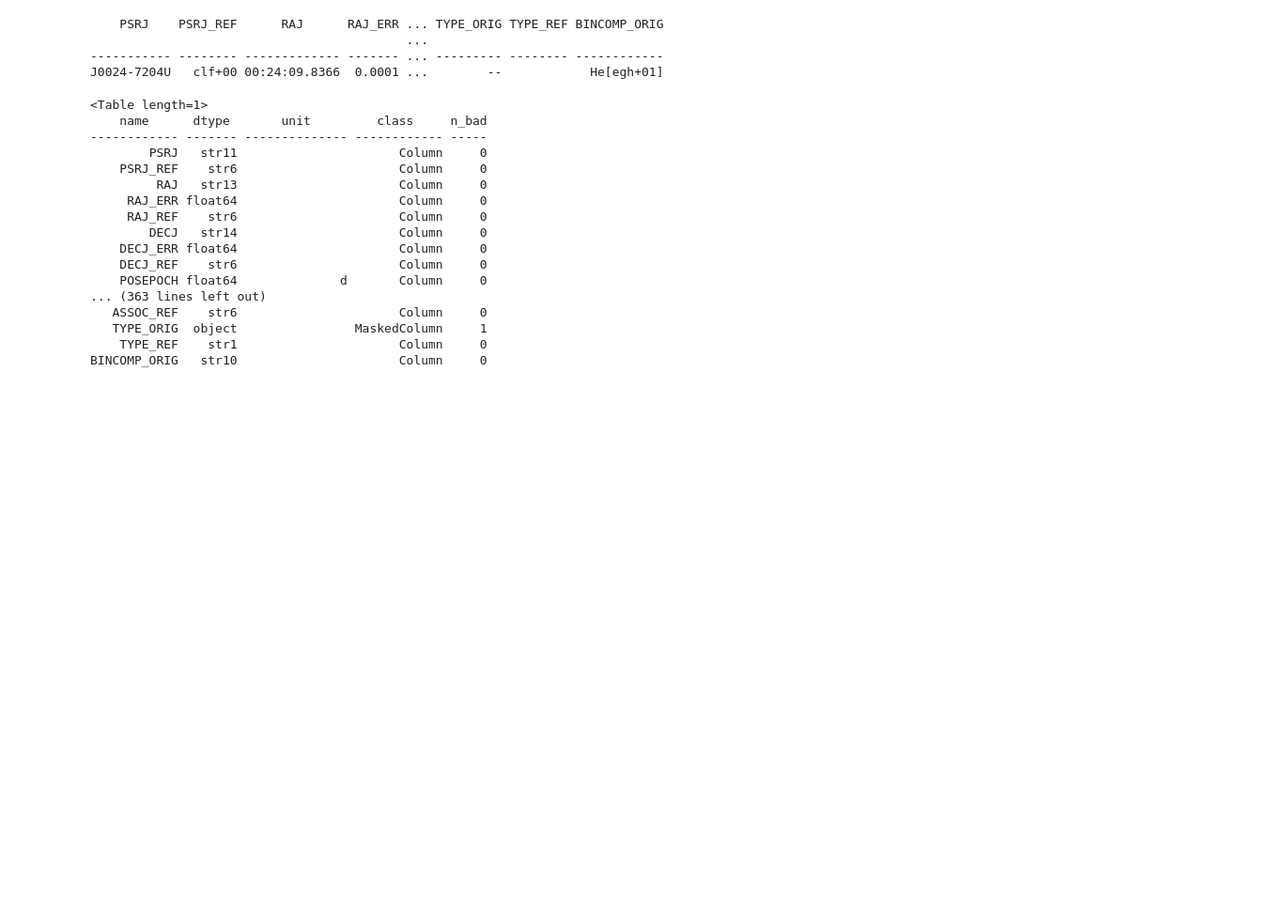
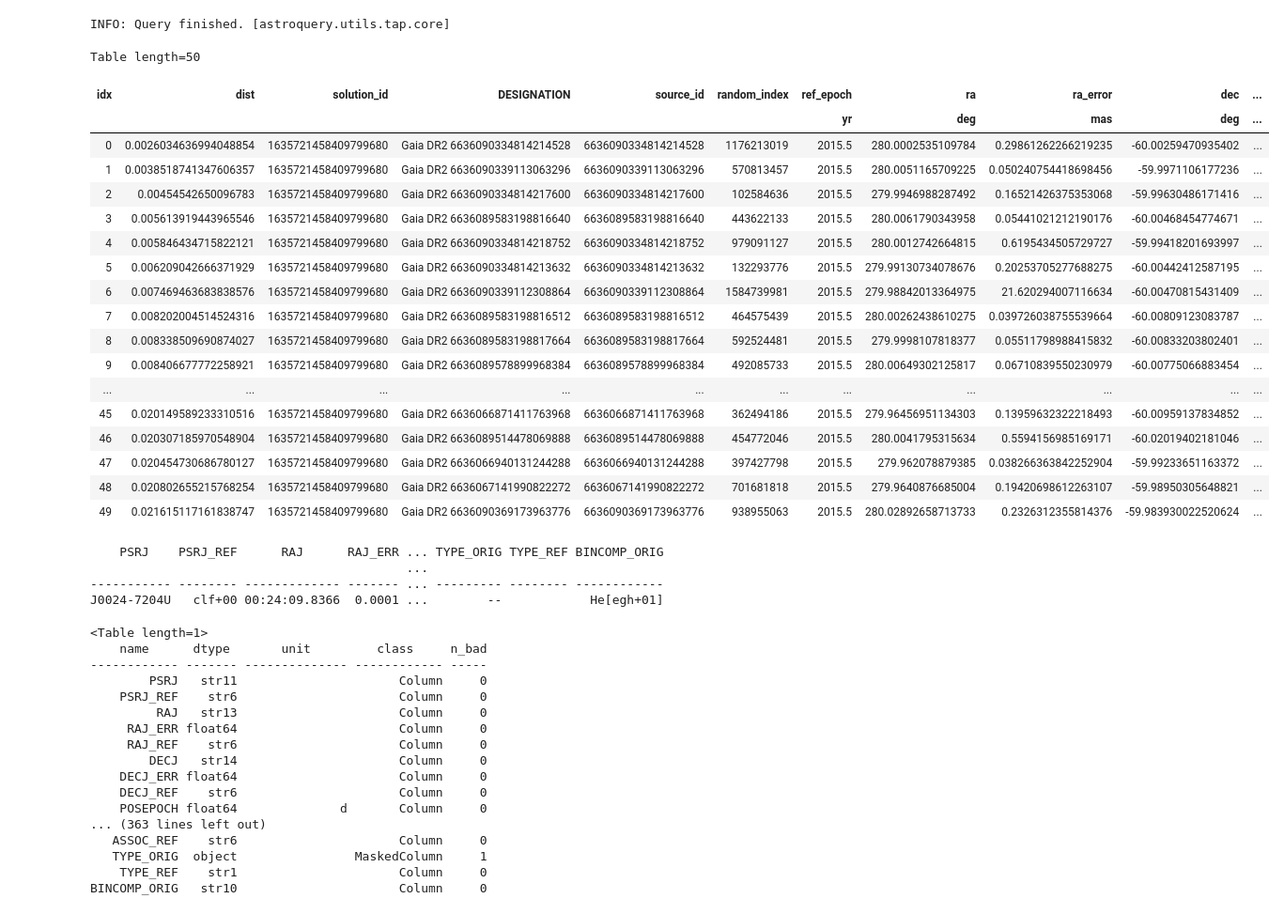
Before and after one commit to AnnikaDeutsch/Binary-Pulsar-Distances, a Jupyter notebook: oldquery.ipynb, the cells around one changed output. Shown at 94% size. Cells and saved outputs as stored; diff of their text form; code cells hidden in the pictures; blank space fills up the shorter version.

```diff
--- a/oldquery.ipynb
+++ b/oldquery.ipynb
@@ -10,13 +10,35 @@ import numpy as np
 # %%
 # Gaia Query
 
-# coord = SkyCoord(ra=280, dec=-60, unit=(u.degree, u.degree), frame='icrs')
-# width = u.Quantity(0.1, u.deg)
-# height = u.Quantity(0.1, u.deg)
-# r = Gaia.query_object_async(coordinate=coord, width=width, height=height)
+coord = SkyCoord(ra=280, dec=-60, unit=(u.degree, u.degree), frame='icrs')
+width = u.Quantity(0.1, u.deg)
+height = u.Quantity(0.1, u.deg)
+r = Gaia.query_object_async(coordinate=coord, width=width, height=height)
+r.show_in_notebook()
 
 # r.pprint(max_lines=12, max_width=130)
 # print(type(r))
+# %% [output]
+INFO: Query finished. [astroquery.utils.tap.core]
+Table length=50
+| idx | dist | solution_id | DESIGNATION | source_id | random_index | ref_epoch | ra | ra_error | dec | ... |
+|  |  |  |  |  |  | yr | deg | mas | deg | ... |
+| 0 | 0.0026034636994048854 | 1635721458409799680 | Gaia DR2 6636090334814214528 | 6636090334814214528 | 1176213019 | 2015.5 | 280.0002535109784 | 0.29861262266219235 | -60.00259470935402 | ... |
+| 1 | 0.0038518741347606357 | 1635721458409799680 | Gaia DR2 6636090339113063296 | 6636090339113063296 | 570813457 | 2015.5 | 280.0051165709225 | 0.050240754418698456 | -59.9971106177236 | ... |
+| 2 | 0.00454542650096783 | 1635721458409799680 | Gaia DR2 6636090334814217600 | 6636090334814217600 | 102584636 | 2015.5 | 279.9946988287492 | 0.16521426375353068 | -59.99630486171416 | ... |
+| 3 | 0.005613919443965546 | 1635721458409799680 | Gaia DR2 6636089583198816640 | 6636089583198816640 | 443622133 | 2015.5 | 280.0061790343958 | 0.05441021212190176 | -60.00468454774671 | ... |
+| 4 | 0.005846434715822121 | 1635721458409799680 | Gaia DR2 6636090334814218752 | 6636090334814218752 | 979091127 | 2015.5 | 280.0012742664815 | 0.6195434505729727 | -59.99418201693997 | ... |
+| 5 | 0.006209042666371929 | 1635721458409799680 | Gaia DR2 6636090334814213632 | 6636090334814213632 | 132293776 | 2015.5 | 279.99130734078676 | 0.20253705277688275 | -60.00442412587195 | ... |
+| 6 | 0.007469463683838576 | 1635721458409799680 | Gaia DR2 6636090339112308864 | 6636090339112308864 | 1584739981 | 2015.5 | 279.98842013364975 | 21.620294007116634 | -60.00470815431409 | ... |
+| 7 | 0.008202004514524316 | 1635721458409799680 | Gaia DR2 6636089583198816512 | 6636089583198816512 | 464575439 | 2015.5 | 280.00262438610275 | 0.039726038755539664 | -60.00809123083787 | ... |
+| 8 | 0.008338509690874027 | 1635721458409799680 | Gaia DR2 6636089583198817664 | 6636089583198817664 | 592524481 | 2015.5 | 279.9998107818377 | 0.05511798988415832 | -60.00833203802401 | ... |
+| 9 | 0.008406677772258921 | 1635721458409799680 | Gaia DR2 6636089578899968384 | 6636089578899968384 | 492085733 | 2015.5 | 280.00649302125817 | 0.06710839550230979 | -60.00775066883454 | ... |
+| ... | ... | ... | ... | ... | ... | ... | ... | ... | ... | ... |
+| 45 | 0.020149589233310516 | 1635721458409799680 | Gaia DR2 6636066871411763968 | 6636066871411763968 | 362494186 | 2015.5 | 279.96456951134303 | 0.13959632322218493 | -60.00959137834852 | ... |
+| 46 | 0.020307185970548904 | 1635721458409799680 | Gaia DR2 6636089514478069888 | 6636089514478069888 | 454772046 | 2015.5 | 280.0041795315634 | 0.5594156985169171 | -60.02019402181046 | ... |
+| 47 | 0.020454730686780127 | 1635721458409799680 | Gaia DR2 6636066940131244288 | 6636066940131244288 | 397427798 | 2015.5 | 279.962078879385 | 0.038266363842252904 | -59.99233651163372 | ... |
+| 48 | 0.020802655215768254 | 1635721458409799680 | Gaia DR2 6636067141990822272 | 6636067141990822272 | 701681818 | 2015.5 | 279.9640876685004 | 0.19420698612263107 | -59.98950305648821 | ... |
+| 49 | 0.021615117161838747 | 1635721458409799680 | Gaia DR2 6636090369173963776 | 6636090369173963776 | 938955063 | 2015.5 | 280.02892658713733 | 0.2326312355814376 | -59.983930022520624 | ... |
 # %%
 # ATNF Query
 from psrqpy import QueryATNF
```
Also changed, not shown: 6 other files.
